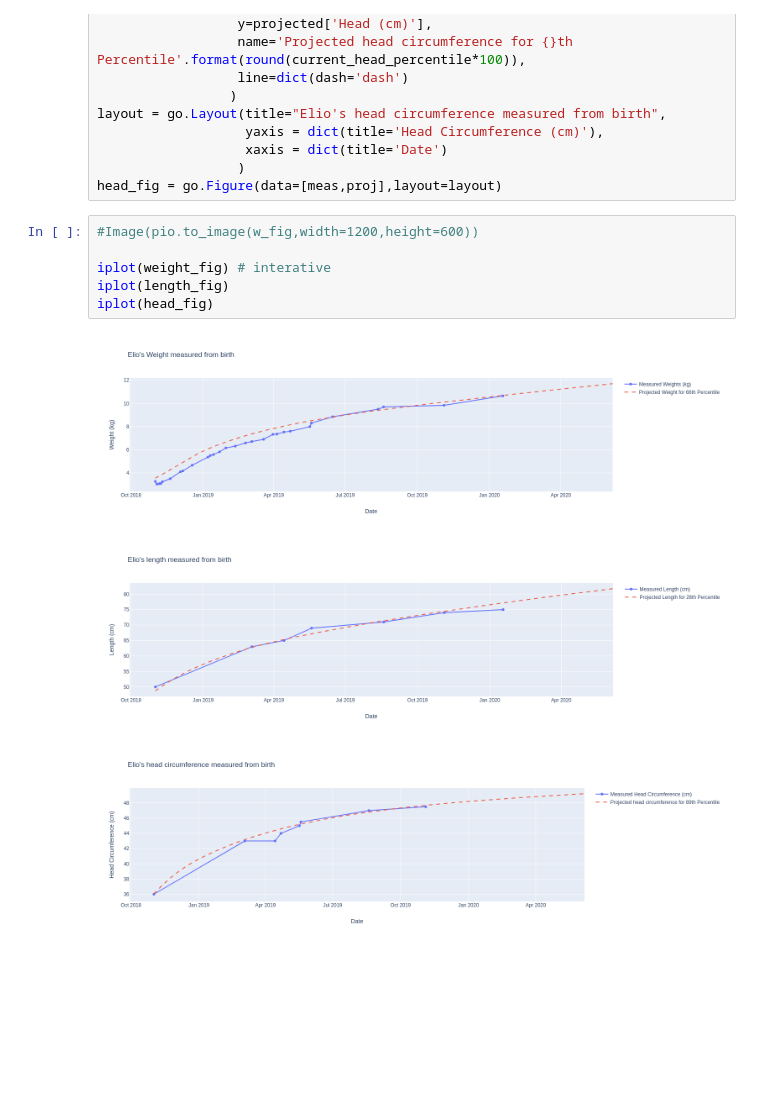
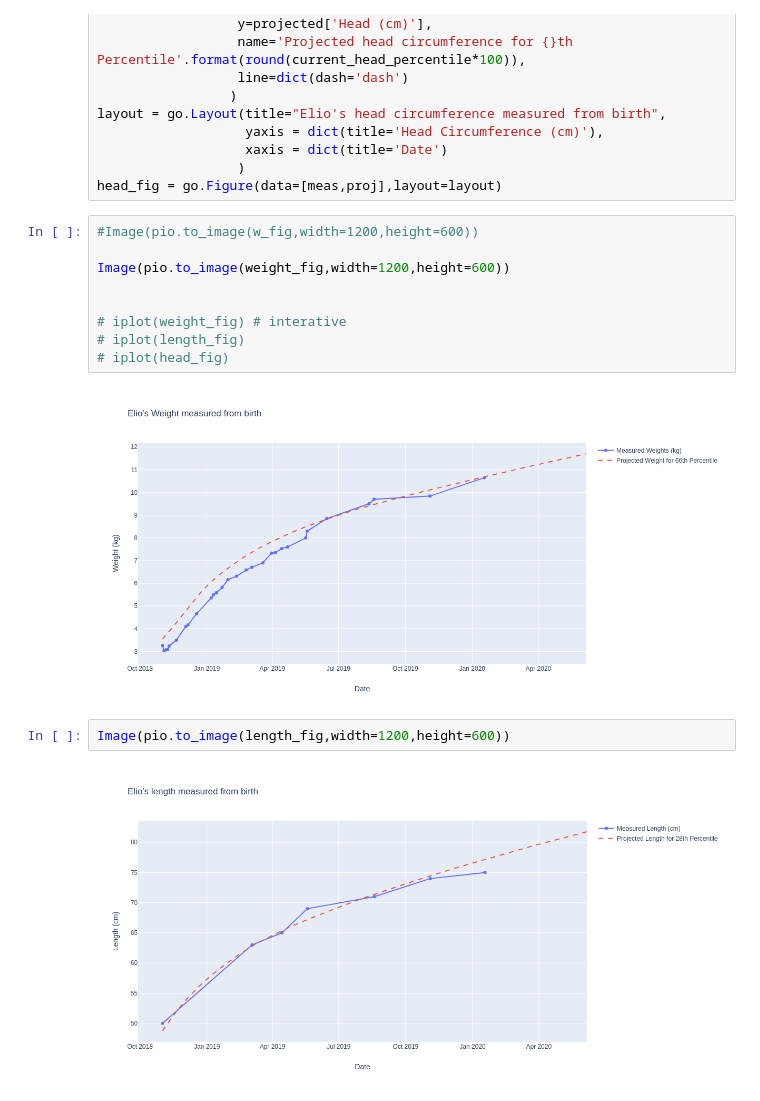
Before and after one commit to bramathon/elio-growth, a Jupyter notebook: Growth Calculator.ipynb, the cells around one changed output. Saved outputs shown, nothing was run; the diff lists cells and outputs as text; blank space fills up the shorter version.

Commit message:
Changed JS plots to images

```diff
--- a/Growth Calculator.ipynb
+++ b/Growth Calculator.ipynb
@@ -198,10 +198,15 @@ head_fig = go.Figure(data=[meas,proj],layout=layout)
 # %%
 #Image(pio.to_image(w_fig,width=1200,height=600))
 
-iplot(weight_fig) # interative
-iplot(length_fig)
-iplot(head_fig)
+Image(pio.to_image(weight_fig,width=1200,height=600))
+
+
+# iplot(weight_fig) # interative
+# iplot(length_fig)
+# iplot(head_fig)
 # %% [output]
-[figure, old version]
+[figure, new version]
-[figure, removed]
-[figure, removed]
+# %%
+Image(pio.to_image(length_fig,width=1200,height=600))
+# %% [output]
+[figure, added]
```
Also changed, not shown: parts of 1 cell of this notebook.
